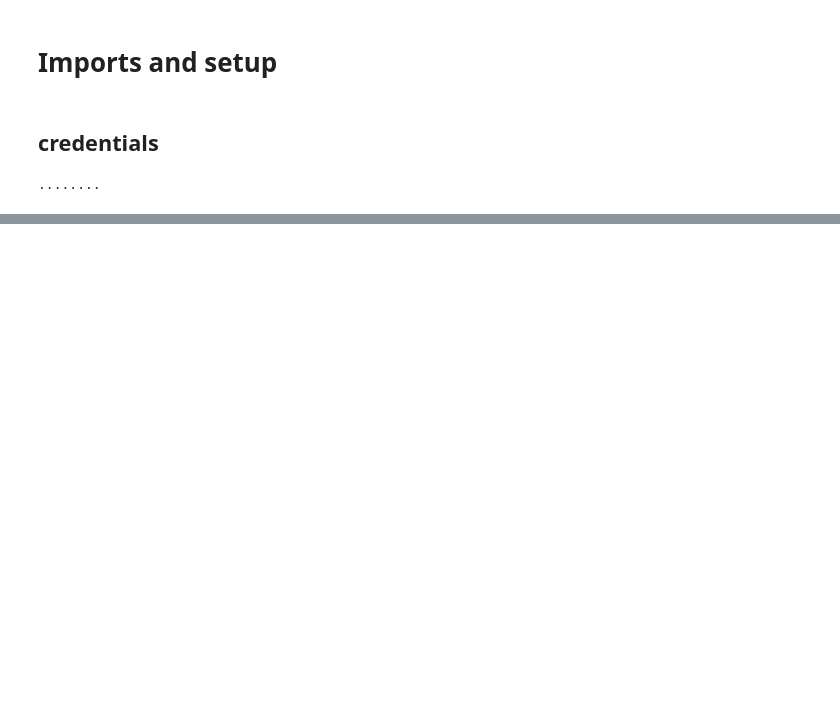
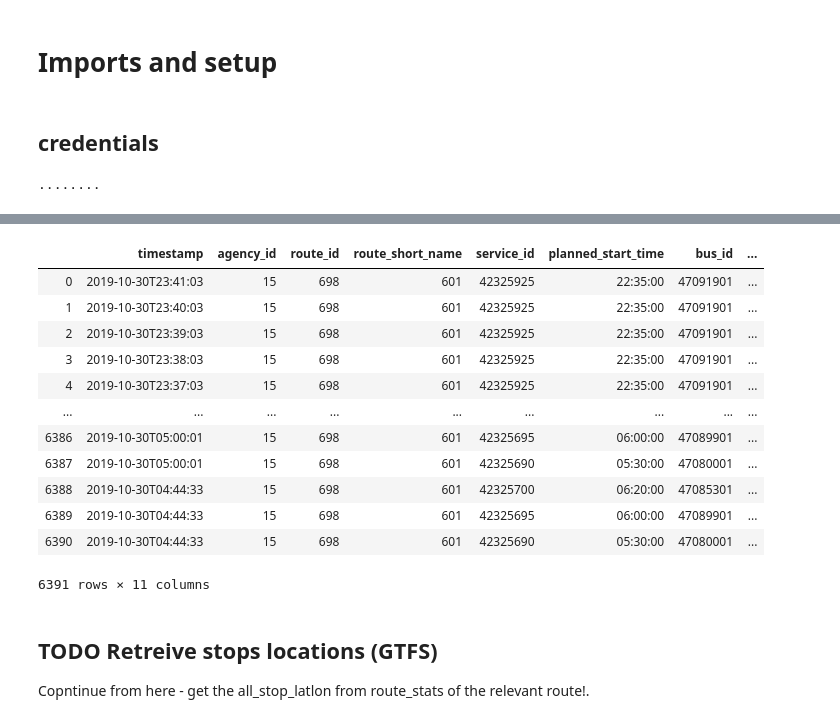
Before and after one commit to hasadna/open-bus, a Jupyter notebook: notebooks/Nativ_plus_get_trips_duration_Nov_2019.ipynb, the cells around one changed output, grey strips where cells are left out. Drawn from its saved outputs; the diff is of its cells as text; code cells hidden in the pictures; blank space fills up the shorter version.

```diff
--- a/notebooks/Nativ_plus_get_trips_duration_Nov_2019.ipynb
+++ b/notebooks/Nativ_plus_get_trips_duration_Nov_2019.ipynb
@@ -45,0 +143,5 @@ HOST, PORT, USERNAME = credentials.values()
+# %%
+# human-friendly settings:
+route_short_name = '601'
+earliest = "10/30/2019:00:00:00"
+latest = "10/30/2019:23:59:59"
@@ -45,0 +205,2 @@ HOST, PORT, USERNAME = credentials.values()
+# %%
+route_id = '698' # Netanya -> TLV
@@ -45,0 +209,13 @@ HOST, PORT, USERNAME = credentials.values()
+# %%
+siri_cols = ['timestamp','agency_id','route_id','route_short_name','service_id','planned_start_time',
+             'bus_id','predicted_end_time','time_recorded','lat','lon']
+query_kwargs = {
+                'index': 'siri',
+                'earliest': earliest,
+                'latest': latest,
+                'route_id': route_id,
+                'columns': siri_cols
+                }
+
+siri_data = read_splunk(splunk_query_builder(**query_kwargs),
+                        host=HOST, port=PORT, username=USERNAME, password=PASSWORD)
@@ -45,0 +243,20 @@ HOST, PORT, USERNAME = credentials.values()
+# %%
+siri_data
+# %% [output]
+|  | timestamp | agency_id | route_id | route_short_name | service_id | planned_start_time | bus_id | ... |
+| 0 | 2019-10-30T23:41:03 | 15 | 698 | 601 | 42325925 | 22:35:00 | 47091901 | ... |
+| 1 | 2019-10-30T23:40:03 | 15 | 698 | 601 | 42325925 | 22:35:00 | 47091901 | ... |
+| 2 | 2019-10-30T23:39:03 | 15 | 698 | 601 | 42325925 | 22:35:00 | 47091901 | ... |
+| 3 | 2019-10-30T23:38:03 | 15 | 698 | 601 | 42325925 | 22:35:00 | 47091901 | ... |
+| 4 | 2019-10-30T23:37:03 | 15 | 698 | 601 | 42325925 | 22:35:00 | 47091901 | ... |
+| ... | ... | ... | ... | ... | ... | ... | ... | ... |
+| 6386 | 2019-10-30T05:00:01 | 15 | 698 | 601 | 42325695 | 06:00:00 | 47089901 | ... |
+| 6387 | 2019-10-30T05:00:01 | 15 | 698 | 601 | 42325690 | 05:30:00 | 47080001 | ... |
+| 6388 | 2019-10-30T04:44:33 | 15 | 698 | 601 | 42325700 | 06:20:00 | 47085301 | ... |
+| 6389 | 2019-10-30T04:44:33 | 15 | 698 | 601 | 42325695 | 06:00:00 | 47089901 | ... |
+| 6390 | 2019-10-30T04:44:33 | 15 | 698 | 601 | 42325690 | 05:30:00 | 47080001 | ... |
+6391 rows × 11 columns
+# %% [markdown]
+## TODO Retreive stops locations (GTFS)
+
+Copntinue from here - get the all_stop_latlon from route_stats of the relevant route!.
```
Also changed, not shown: parts of 19 cells of this notebook.
